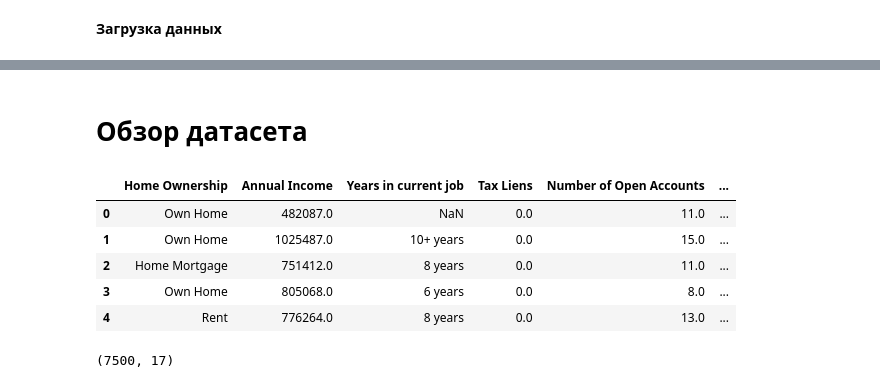
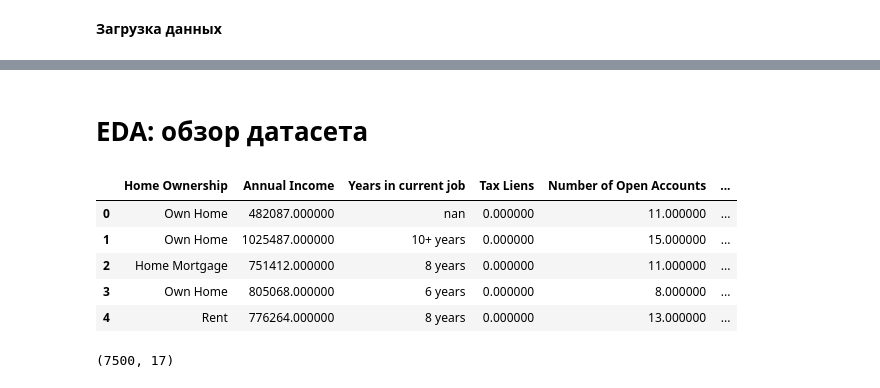
Before and after one commit to AndreiBazhenau/gb, a Jupyter notebook: ds_libs2/AKalinichenko_solution.ipynb, the cells around one changed output, grey strips where cells are left out. Saved outputs shown, nothing was run; the diff lists cells and outputs as text; code cells hidden in the pictures.

```diff
--- a/ds_libs2/AKalinichenko_solution.ipynb
+++ b/ds_libs2/AKalinichenko_solution.ipynb
@@ -187,14 +494,14 @@ SELECTED_FEATURE_NAMES = NUM_FEATURE_NAMES + CAT_FEATURE_NAMES #+ NEW_FEATURE_NA
 # %% [markdown]
-# Обзор датасета
+# EDA: обзор датасета
-# %%
-df_train.head()
-# %% [output]
-|  | Home Ownership | Annual Income | Years in current job | Tax Liens | Number of Open Accounts | ... |
-| 0 | Own Home | 482087.0 | NaN | 0.0 | 11.0 | ... |
-| 1 | Own Home | 1025487.0 | 10+ years | 0.0 | 15.0 | ... |
-| 2 | Home Mortgage | 751412.0 | 8 years | 0.0 | 11.0 | ... |
-| 3 | Own Home | 805068.0 | 6 years | 0.0 | 8.0 | ... |
-| 4 | Rent | 776264.0 | 8 years | 0.0 | 13.0 | ... |
+# %%
+df_train.head().style.applymap(lambda x: 'color: red' if pd.isnull(x) else '')
+# %% [output]
+|  | Home Ownership | Annual Income | Years in current job | Tax Liens | Number of Open Accounts | ... |
+| 0 | Own Home | 482087.000000 | nan | 0.000000 | 11.000000 | ... |
+| 1 | Own Home | 1025487.000000 | 10+ years | 0.000000 | 15.000000 | ... |
+| 2 | Home Mortgage | 751412.000000 | 8 years | 0.000000 | 11.000000 | ... |
+| 3 | Own Home | 805068.000000 | 6 years | 0.000000 | 8.000000 | ... |
+| 4 | Rent | 776264.000000 | 8 years | 0.000000 | 13.000000 | ... |
 # %%
 df_train.shape
 # %% [output]
```
Also changed, not shown: parts of 83 cells of this notebook, 6 other files.
